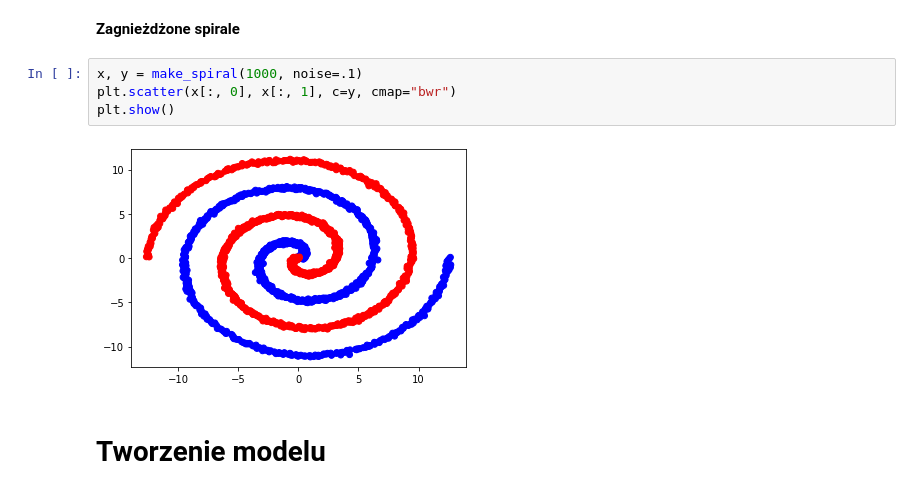
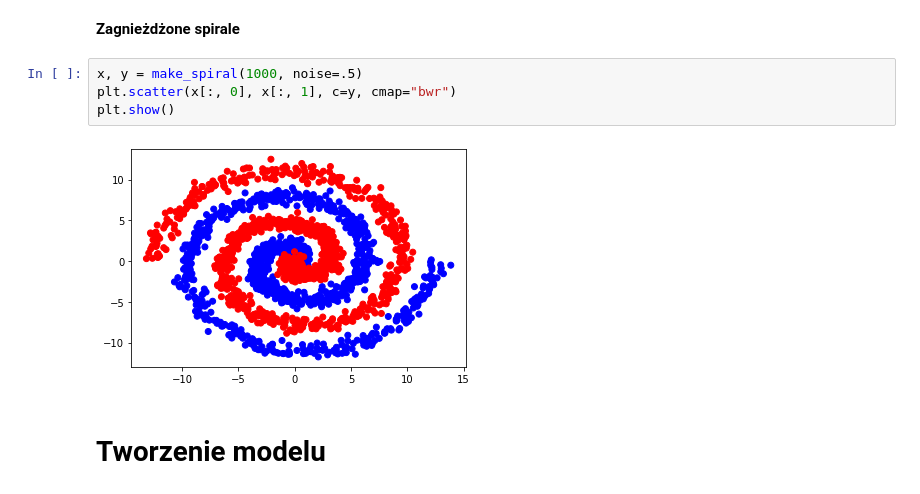
Before and after one commit to wolejnik/master-s-degree, a Jupyter notebook: classifier_MLP_ML1/main.ipynb, the cells around one changed output. Saved outputs shown, nothing was run; the diff lists cells and outputs as text.

```diff
--- a/classifier_MLP_ML1/main.ipynb
+++ b/classifier_MLP_ML1/main.ipynb
@@ -42,11 +52,11 @@ plt.show()
 # %% [markdown]
 **Zagnieżdżone spirale**
 # %%
-x, y = make_spiral(1000, noise=.1)
+x, y = make_spiral(1000, noise=.5)
 plt.scatter(x[:, 0], x[:, 1], c=y, cmap="bwr")
 plt.show()
 # %% [output]
-[figure, old version]
+[figure, new version]
 # %% [markdown]
 # Tworzenie modelu
 # %% [markdown]
```
Also changed, not shown: parts of 16 cells of this notebook.
